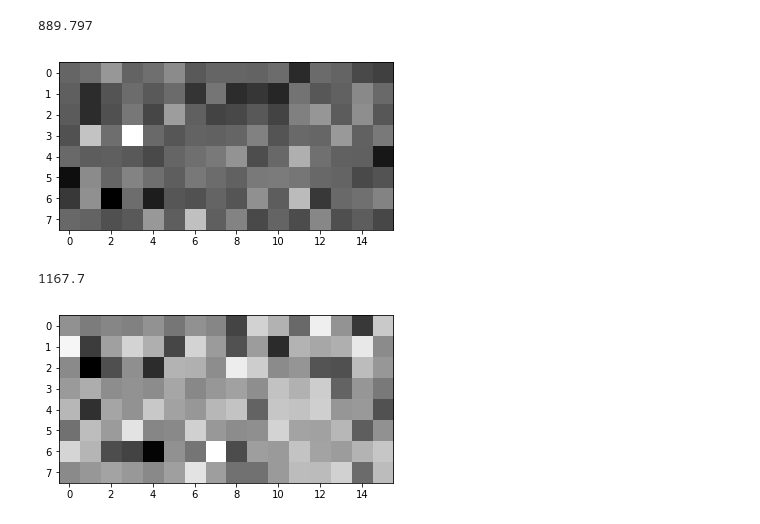
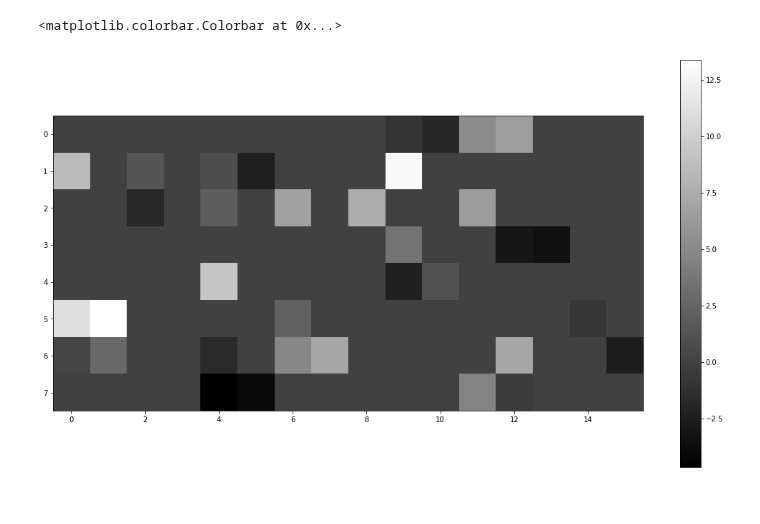
Before and after one commit to Trusted-AI/adversarial-robustness-toolbox, a Jupyter notebook: notebooks/visual-layers.ipynb, the cells around one changed output. Saved outputs shown, nothing was run; the diff lists cells and outputs as text; code cells hidden in the pictures.

Commit message:
visualize diff

```diff
--- a/notebooks/visual-layers.ipynb
+++ b/notebooks/visual-layers.ipynb
@@ -54,0 +57,6 @@ true label: 9, 1.0; adv label: 3, 0.9999984502792358
+# %%
+adv_max_conf, adv_label = max(y_pred_advs[pic_index,:]), adv_pred_labels[pic_index]
+print("true label: {}; predicted label: {}, {}".format(true_labels[pic_index], adv_label, adv_max_conf))
+
+pic_relu = X_advs[pic_index]
+plt.imshow(pic_relu.reshape((28, 28)), cmap="gray")
@@ -55,11 +76,15 @@ true label: 9, 1.0; adv label: 3, 0.9999984502792358
 # %%
 from keras import backend as K
 
-layer_idx = 4
+layer_idx = 7
 
-get_layer_output = K.function([model.layers[0].input],
-                                  [model.layers[4].output])
+get_layer_output = K.function([classifier.model.layers[0].input],
+                                  [classifier.model.layers[layer_idx].output])
 
 # true example
-pic = X_test[pic_index]
 true_output = get_layer_output([pic.reshape(1, *(pic.shape))])[0]
+
+fig, ax = plt.subplots()
+fig.set_size_inches(18.5, 10.5)
+im = ax.imshow(true_output.reshape(-1, 16), cmap=plt.get_cmap('gray'))
+fig.colorbar(im)
@@ -73,16 +116,10 @@ adv2_output = get_layer_output([pic_brelu.reshape(1, *(pic_brelu.shape))])[0]
 # %%
 diff = true_output - adv_output
-plt.imshow(diff.reshape(8, 16), cmap="gray")
 
-print(np.sum(abs(diff)))
+fig, ax = plt.subplots()
+fig.set_size_inches(18.5, 10.5)
+im = ax.imshow(diff.reshape(-1, 16), cmap=plt.get_cmap('gray'))
+fig.colorbar(im)
 # %% [output]
-889.797
+<matplotlib.colorbar.Colorbar at 0x...>
-[figure, old version]
+[figure, new version]
-# %%
-diff = true_output - adv2_output
-plt.imshow(diff.reshape(8, 16), cmap="gray")
-
-print(np.sum(abs(diff)))
-# %% [output]
-1167.7
-[figure, removed]
```
Also changed, not shown: parts of 12 cells of this notebook.
